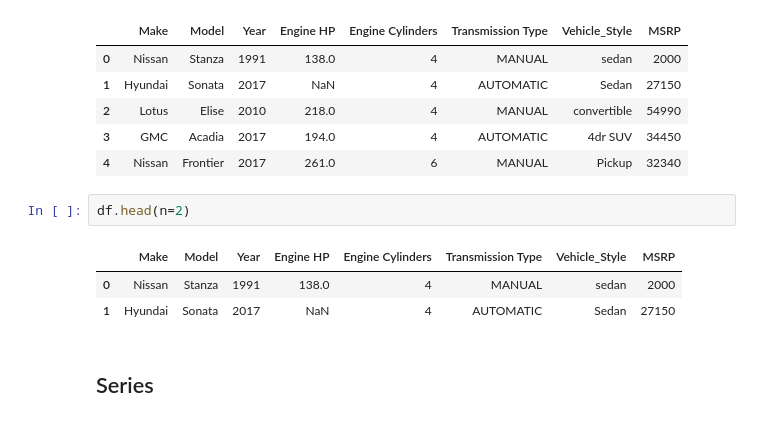
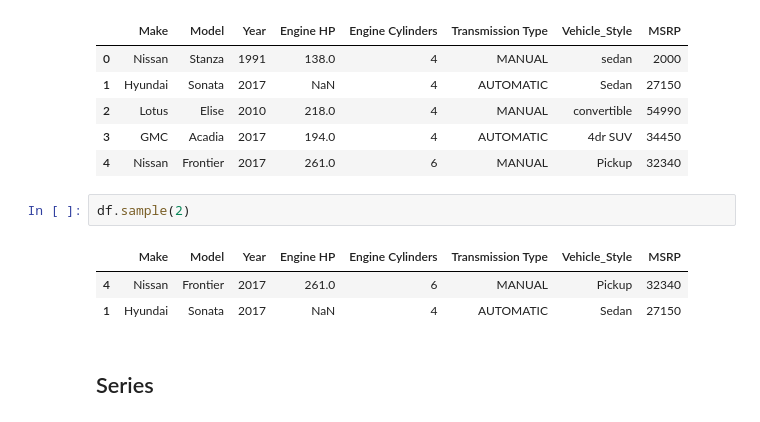
Before and after one commit to lexforfree/prog_in_ai_2026, a Jupyter notebook: docs/2_numpy_pandas/3_pandas.ipynb, the cells around one changed output. Cells and saved outputs as stored; diff of their text form.

```diff
--- a/docs/2_numpy_pandas/3_pandas.ipynb
+++ b/docs/2_numpy_pandas/3_pandas.ipynb
@@ -97,10 +97,10 @@ df
 | 3 | GMC | Acadia | 2017 | 194.0 | 4 | AUTOMATIC | 4dr SUV | 34450 |
 | 4 | Nissan | Frontier | 2017 | 261.0 | 6 | MANUAL | Pickup | 32340 |
 # %%
-df.head(n=2)
+df.sample(2)
 # %% [output]
 |  | Make | Model | Year | Engine HP | Engine Cylinders | Transmission Type | Vehicle_Style | MSRP |
-| 0 | Nissan | Stanza | 1991 | 138.0 | 4 | MANUAL | sedan | 2000 |
+| 4 | Nissan | Frontier | 2017 | 261.0 | 6 | MANUAL | Pickup | 32340 |
 | 1 | Hyundai | Sonata | 2017 | NaN | 4 | AUTOMATIC | Sedan | 27150 |
 # %% [markdown]
 ## Series
```
Also changed, not shown: parts of 2 cells of this notebook, 11 other files.
